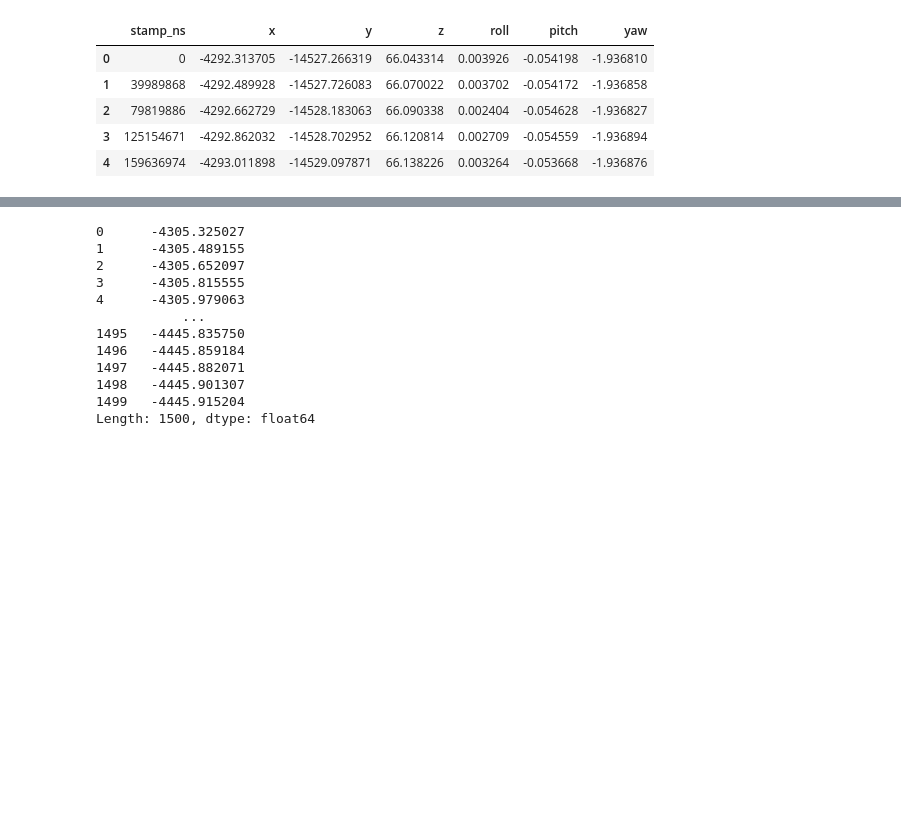
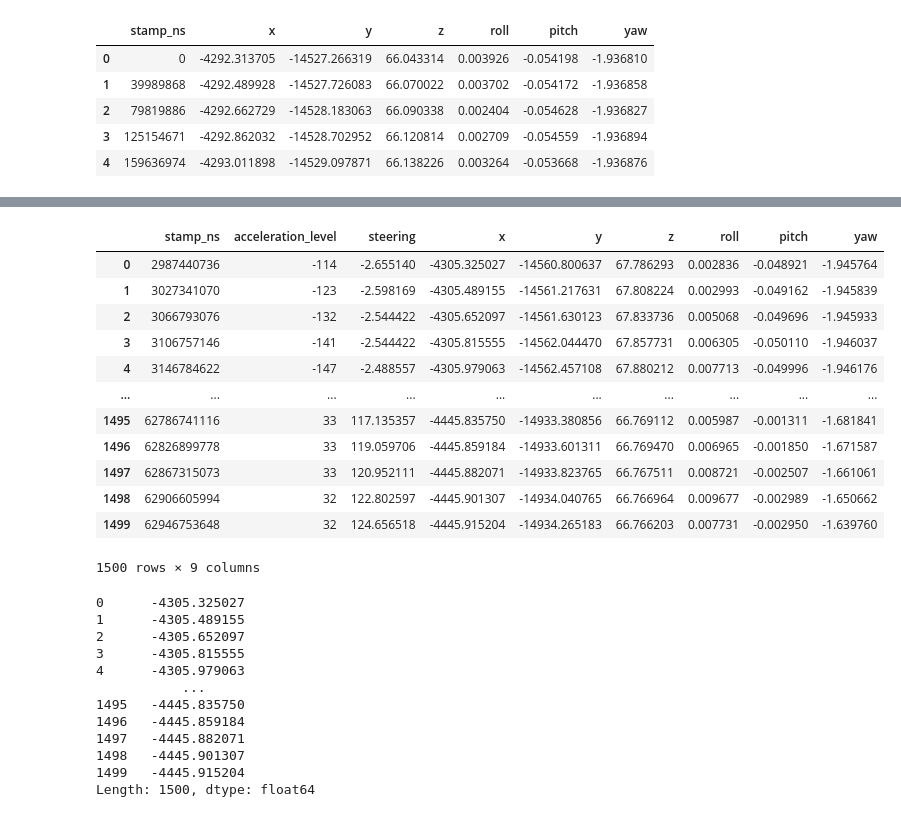
Before and after one commit to rvegrc/self_drive, a Jupyter notebook: self-driveing.ipynb, the cells around one changed output, grey strips where cells are left out. Cells and saved outputs as stored; diff of their text form; code cells hidden in the pictures; blank space fills up the shorter version.

```diff
--- a/self-driveing.ipynb
+++ b/self-driveing.ipynb
@@ -190,0 +192,2 @@ control_temp_m
+# %%
+control_temp_m.drop(columns=['loc_stamp_max', 'loc_stamp_min'], inplace=True)
@@ -190,0 +248,5 @@ control_temp_m
+# %%
+coords_cols = ['x', 'y', 'z', 'roll', 'pitch', 'yaw']
+# add min and max text for each column
+coords_cols_min_max = [f'{col}_{text}' for col in coords_cols for text in ['min', 'max']]
+coords_cols_min_max
@@ -191 +266,21 @@ control_temp_m
+# %%
+for col_name in coords_cols:
+    control_temp_m[col_name] = interpolate_values(control_temp_m, f'{col_name}_min', f'{col_name}_max')
+coords_model = control_temp_m[['stamp_ns', 'acceleration_level', 'steering', 'x', 'y', 'z', 'roll', 'pitch', 'yaw']]
+
+coords_model
+# %% [output]
+|  | stamp_ns | acceleration_level | steering | x | y | z | roll | pitch | yaw |
+| 0 | 2987440736 | -114 | -2.655140 | -4305.325027 | -14560.800637 | 67.786293 | 0.002836 | -0.048921 | -1.945764 |
+| 1 | 3027341070 | -123 | -2.598169 | -4305.489155 | -14561.217631 | 67.808224 | 0.002993 | -0.049162 | -1.945839 |
+| 2 | 3066793076 | -132 | -2.544422 | -4305.652097 | -14561.630123 | 67.833736 | 0.005068 | -0.049696 | -1.945933 |
+| 3 | 3106757146 | -141 | -2.544422 | -4305.815555 | -14562.044470 | 67.857731 | 0.006305 | -0.050110 | -1.946037 |
+| 4 | 3146784622 | -147 | -2.488557 | -4305.979063 | -14562.457108 | 67.880212 | 0.007713 | -0.049996 | -1.946176 |
+| ... | ... | ... | ... | ... | ... | ... | ... | ... | ... |
+| 1495 | 62786741116 | 33 | 117.135357 | -4445.835750 | -14933.380856 | 66.769112 | 0.005987 | -0.001311 | -1.681841 |
+| 1496 | 62826899778 | 33 | 119.059706 | -4445.859184 | -14933.601311 | 66.769470 | 0.006965 | -0.001850 | -1.671587 |
+| 1497 | 62867315073 | 33 | 120.952111 | -4445.882071 | -14933.823765 | 66.767511 | 0.008721 | -0.002507 | -1.661061 |
+| 1498 | 62906605994 | 32 | 122.802597 | -4445.901307 | -14934.040765 | 66.766964 | 0.009677 | -0.002989 | -1.650662 |
+| 1499 | 62946753648 | 32 | 124.656518 | -4445.915204 | -14934.265183 | 66.766203 | 0.007731 | -0.002950 | -1.639760 |
+1500 rows × 9 columns
 # %%
```
Also changed, not shown: parts of 7 cells of this notebook.
